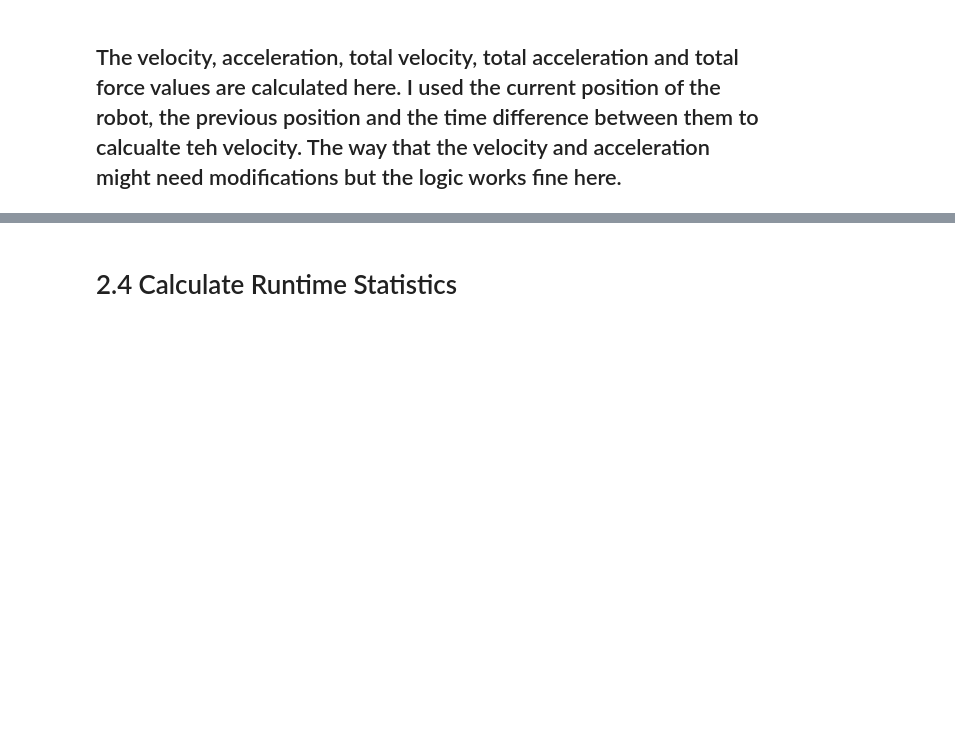
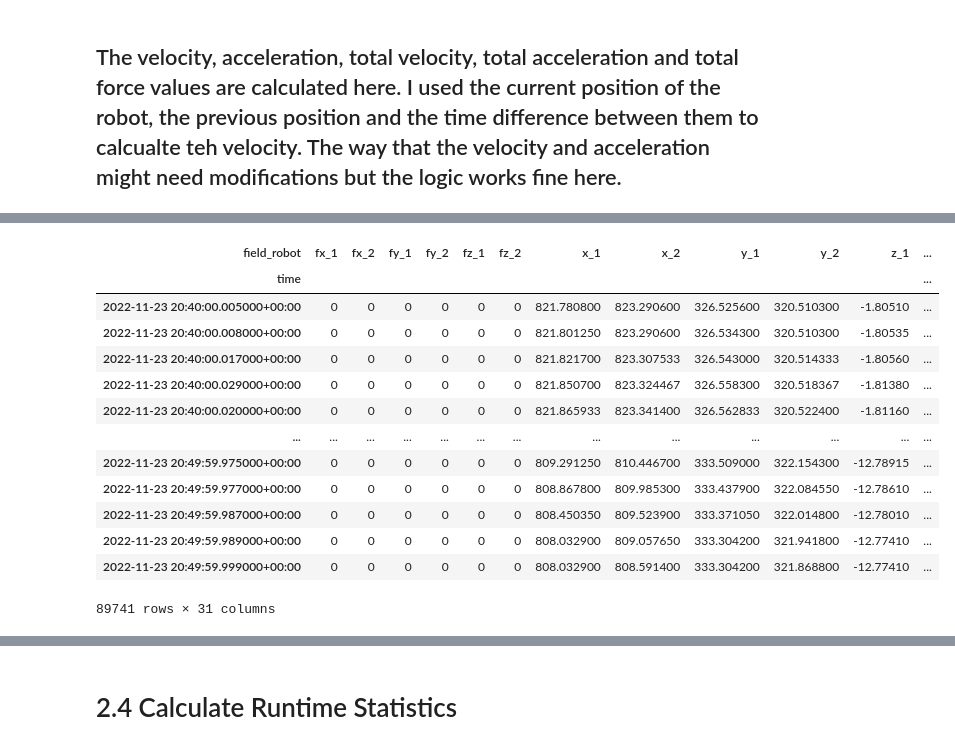
Before and after one commit to mehrgod/ml_ops_data_engineer_hw, a Jupyter notebook: data_engineer_homework.ipynb, the cells around one changed output, grey strips where cells are left out. Saved outputs shown, nothing was run; the diff lists cells and outputs as text; code cells hidden in the pictures; blank space fills up the shorter version.

```diff
--- a/data_engineer_homework.ipynb
+++ b/data_engineer_homework.ipynb
@@ -172,0 +221,17 @@ for run_uuid, df in dfs.items():
+# %%
+dfs[8.910095844186657e+18]
+# %% [output]
+| field_robot | fx_1 | fx_2 | fy_1 | fy_2 | fz_1 | fz_2 | x_1 | x_2 | y_1 | y_2 | z_1 | ... |
+| time |  |  |  |  |  |  |  |  |  |  |  | ... |
+| 2022-11-23 20:40:00.005000+00:00 | 0 | 0 | 0 | 0 | 0 | 0 | 821.780800 | 823.290600 | 326.525600 | 320.510300 | -1.80510 | ... |
+| 2022-11-23 20:40:00.008000+00:00 | 0 | 0 | 0 | 0 | 0 | 0 | 821.801250 | 823.290600 | 326.534300 | 320.510300 | -1.80535 | ... |
+| 2022-11-23 20:40:00.017000+00:00 | 0 | 0 | 0 | 0 | 0 | 0 | 821.821700 | 823.307533 | 326.543000 | 320.514333 | -1.80560 | ... |
+| 2022-11-23 20:40:00.029000+00:00 | 0 | 0 | 0 | 0 | 0 | 0 | 821.850700 | 823.324467 | 326.558300 | 320.518367 | -1.81380 | ... |
+| 2022-11-23 20:40:00.020000+00:00 | 0 | 0 | 0 | 0 | 0 | 0 | 821.865933 | 823.341400 | 326.562833 | 320.522400 | -1.81160 | ... |
+| ... | ... | ... | ... | ... | ... | ... | ... | ... | ... | ... | ... | ... |
+| 2022-11-23 20:49:59.975000+00:00 | 0 | 0 | 0 | 0 | 0 | 0 | 809.291250 | 810.446700 | 333.509000 | 322.154300 | -12.78915 | ... |
+| 2022-11-23 20:49:59.977000+00:00 | 0 | 0 | 0 | 0 | 0 | 0 | 808.867800 | 809.985300 | 333.437900 | 322.084550 | -12.78610 | ... |
+| 2022-11-23 20:49:59.987000+00:00 | 0 | 0 | 0 | 0 | 0 | 0 | 808.450350 | 809.523900 | 333.371050 | 322.014800 | -12.78010 | ... |
+| 2022-11-23 20:49:59.989000+00:00 | 0 | 0 | 0 | 0 | 0 | 0 | 808.032900 | 809.057650 | 333.304200 | 321.941800 | -12.77410 | ... |
+| 2022-11-23 20:49:59.999000+00:00 | 0 | 0 | 0 | 0 | 0 | 0 | 808.032900 | 808.591400 | 333.304200 | 321.868800 | -12.77410 | ... |
+89741 rows × 31 columns
```
Also changed, not shown: parts of 7 cells of this notebook.
